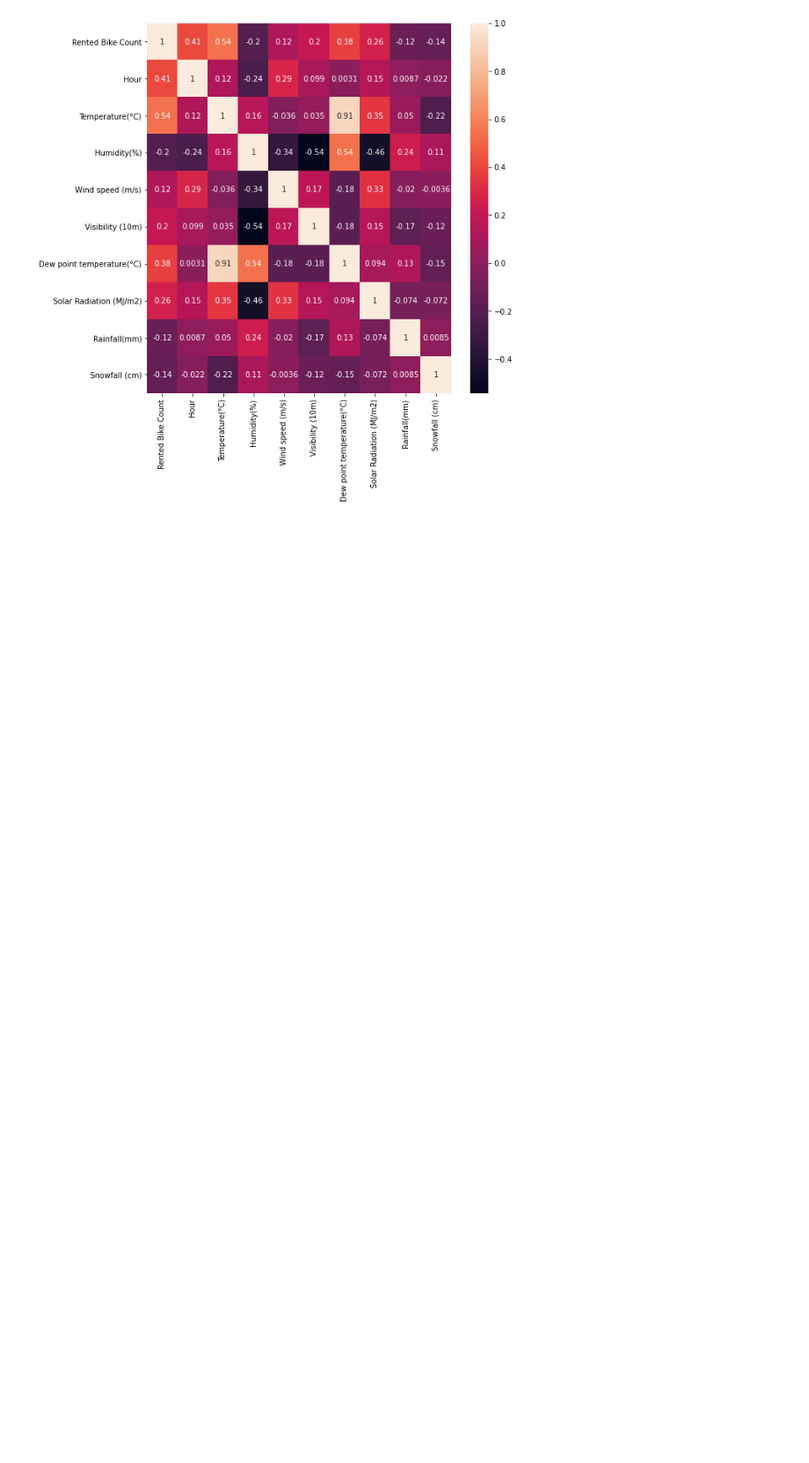
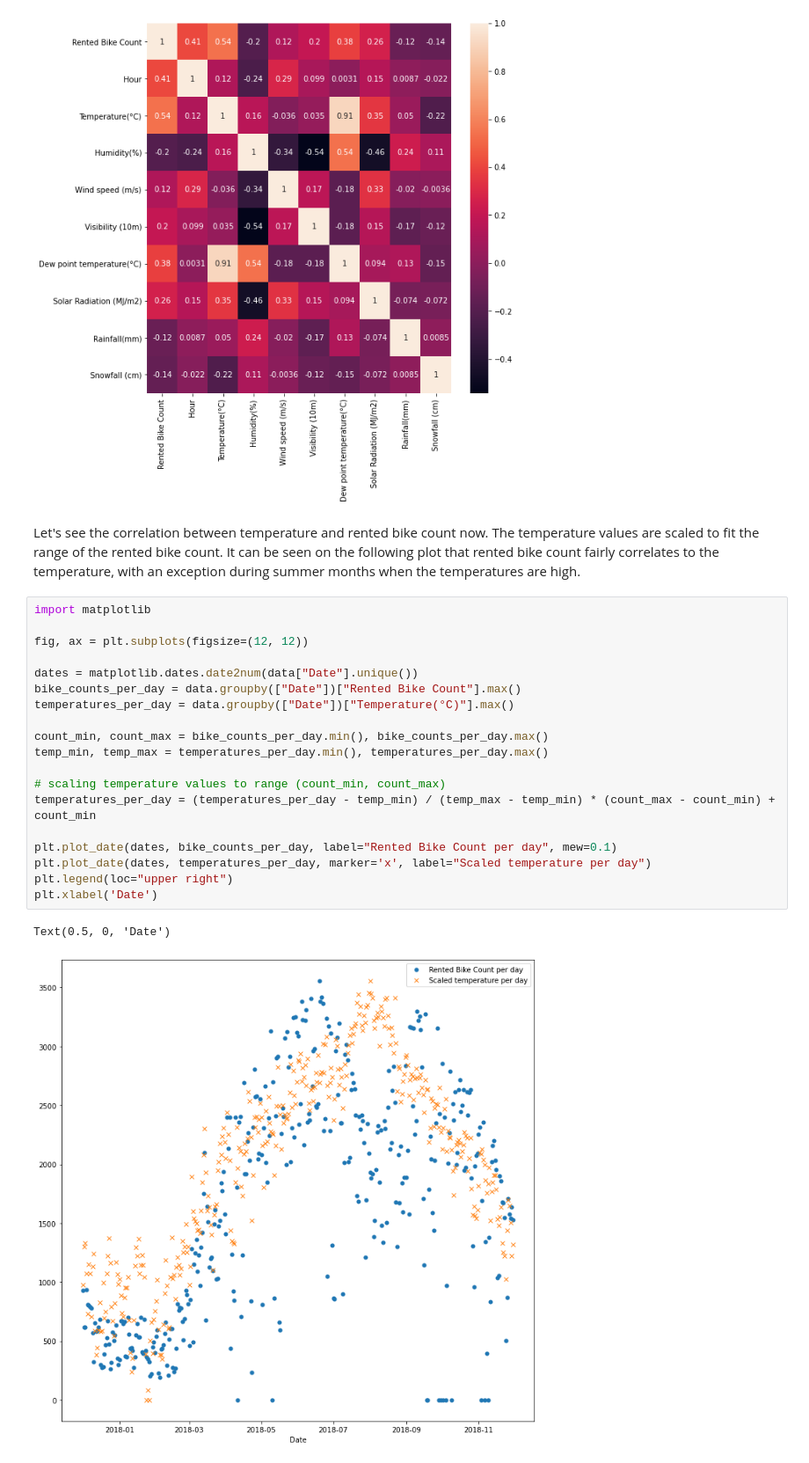
Before and after one commit to toni5rovic/MachineLearning, a Jupyter notebook: Project1/ML - Project 1 - Seoul Bike Sharing Data.ipynb, the cells around one changed output. Shown at 88% size. Saved outputs shown, nothing was run; the diff lists cells and outputs as text; blank space fills up the shorter version.

```diff
--- a/Project1/ML - Project 1 - Seoul Bike Sharing Data.ipynb
+++ b/Project1/ML - Project 1 - Seoul Bike Sharing Data.ipynb
@@ -138,3 +140,27 @@ sb.heatmap(corr,
 # %% [output]
 <AxesSubplot:>
 [figure]
+# %% [markdown]
+Let's see the correlation between temperature and rented bike count now. The temperature values are scaled to fit the range of the rented bike count. It can be seen on the following plot that rented bike count fairly correlates to the temperature, with an exception during summer months when the temperatures are high.
+# %%
+import matplotlib
+
+fig, ax = plt.subplots(figsize=(12, 12))
+
+dates = matplotlib.dates.date2num(data["Date"].unique())
+bike_counts_per_day = data.groupby(["Date"])["Rented Bike Count"].max()
+temperatures_per_day = data.groupby(["Date"])["Temperature(°C)"].max()
+
+count_min, count_max = bike_counts_per_day.min(), bike_counts_per_day.max()
+temp_min, temp_max = temperatures_per_day.min(), temperatures_per_day.max()
+
+# scaling temperature values to range (count_min, count_max)
+temperatures_per_day = (temperatures_per_day - temp_min) / (temp_max - temp_min) * (count_max - count_min) + count_min
+
+plt.plot_date(dates, bike_counts_per_day, label="Rented Bike Count per day", mew=0.1)
+plt.plot_date(dates, temperatures_per_day, marker='x', label="Scaled temperature per day")
+plt.legend(loc="upper right")
+plt.xlabel('Date')
+# %% [output]
+Text(0.5, 0, 'Date')
+[figure, added]
```
Also changed, not shown: parts of 28 cells of this notebook.
